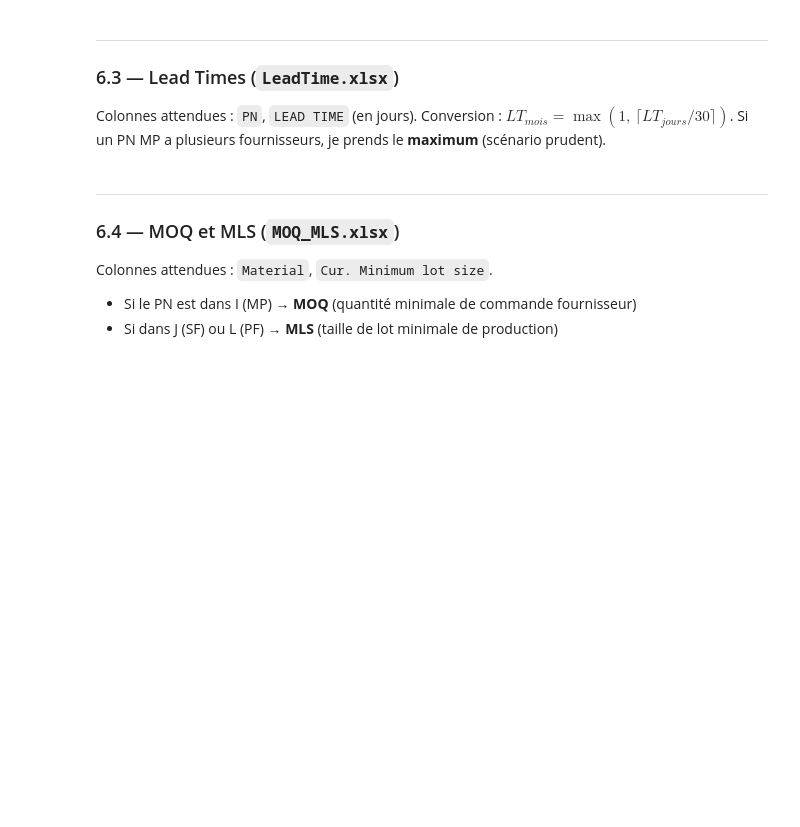
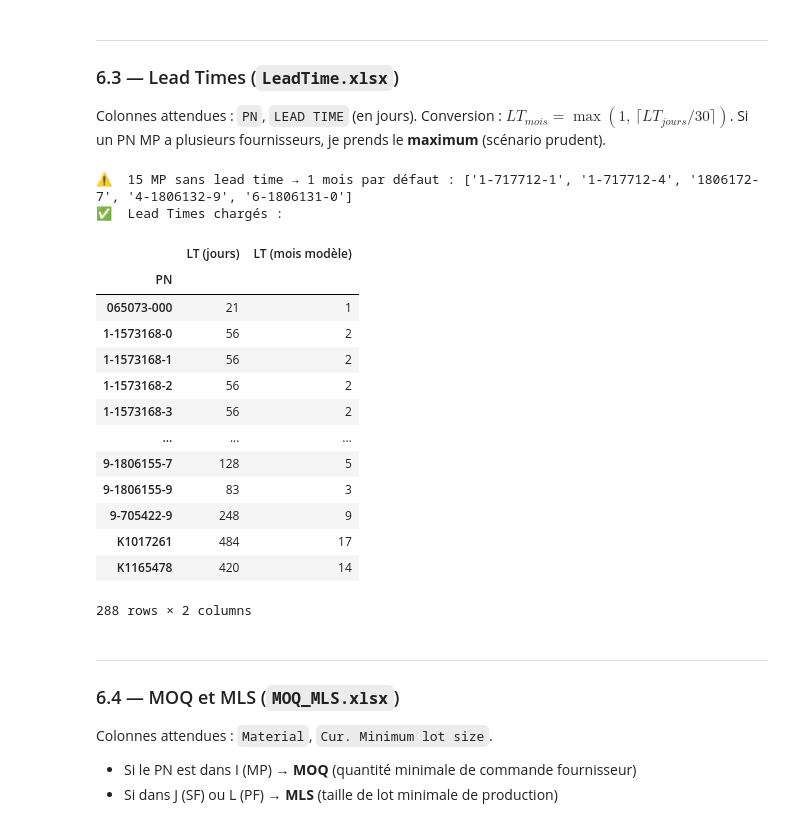
Before and after one commit to Younesmoussaoui/OPTIMISATION-STOCK, a Jupyter notebook: modelisation_stock_MILP_v_finale.ipynb, the cells around one changed output. Drawn from its saved outputs; the diff is of its cells as text; code cells hidden in the pictures; blank space fills up the shorter version.

```diff
--- a/modelisation_stock_MILP_v_finale.ipynb
+++ b/modelisation_stock_MILP_v_finale.ipynb
@@ -751,7 +764,7 @@ Ce fichier contient une ligne par PN avec les colonnes :
 
 La colonne `Material Type` détermine les listes $I$ (MP), $J$ (SF), $L$ (PF) qui pilotent tout le reste.
 # %%
-df_stock = pd.read_excel(f("Stock.xlsx"), sheet_name="Stock_Actuel")
+df_stock = pd.read_excel(f("/content/sample_data/PN ,STOCK, PRIX EN STOCK,TYPE PN.XLSX"), sheet_name="Sheet1")
 df_stock.columns = df_stock.columns.str.strip()
 
 # Supprime la ligne TOTAL si elle est présente
@@ -769,12 +782,12 @@ J = df_stock[df_stock["Material Type"] == "ZHLB"].index.tolist()  # Semi-Finis
 L = df_stock[df_stock["Material Type"] == "ZFRT"].index.tolist()  # Produits Finis
 
 # Dictionnaires prix et stocks initiaux
-prix_MP       = df_stock.loc[I, "Prix Unitaire ($)"].to_dict()
-stock_init_MP = df_stock.loc[I, "Stock Actuel (unités)"].to_dict()
-prix_SF       = df_stock.loc[J, "Prix Unitaire ($)"].to_dict()
-stock_init_SF = df_stock.loc[J, "Stock Actuel (unités)"].to_dict()
-prix_PF       = df_stock.loc[L, "Prix Unitaire ($)"].to_dict()
-stock_init_PF = df_stock.loc[L, "Stock Actuel (unités)"].to_dict()
+prix_MP       = df_stock.loc[I, "Prix_Unitaire"].to_dict()
+stock_init_MP = df_stock.loc[I, "Unrestricted Stock"].to_dict()
+prix_SF       = df_stock.loc[J, "Prix_Unitaire"].to_dict()
+stock_init_SF = df_stock.loc[J, "Unrestricted Stock"].to_dict()
+prix_PF       = df_stock.loc[L, "Prix_Unitaire"].to_dict()
+stock_init_PF = df_stock.loc[L, "Unrestricted Stock"].to_dict()
 
 # Dictionnaire de type par PN (utile pour la BOM)
 type_par_pn = df_stock["Material Type"].to_dict()
@@ -828,28 +863,45 @@ Colonnes attendues : `PN`, `LEAD TIME` (en jours).
 Conversion : $LT_{mois} = \max(1,\, \lceil LT_{jours} / 30 \rceil)$.
 Si un PN MP a plusieurs fournisseurs, je prends le **maximum** (scénario prudent).
 # %%
-df_lt = pd.read_excel(f("LEAD TIME FOURNISSEUR AVEC PN.xlsx"))
+df_lt = pd.read_excel(f("/content/sample_data/LEAD TIME FOURNISSEUR AVEC PN.xlsx"))
 df_lt.columns = df_lt.columns.str.strip()
 df_lt["PN"] = df_lt["PN"].astype(str).str.strip()
 
 # Un PN peut avoir plusieurs lignes (multi-fournisseurs) → max du lead time
 lt_jours = df_lt.groupby("PN")["LEAD TIME"].max().to_dict()
 
 LT = {}
 for i in I:
     jours = lt_jours.get(str(i), 30)   # 30 jours par défaut si manquant
     LT[i] = max(1, math.ceil(jours / 30))
 
 # Vérification
 mp_manquants = [i for i in I if str(i) not in lt_jours]
 if mp_manquants:
     print(f"⚠️  {len(mp_manquants)} MP sans lead time → 1 mois par défaut : {mp_manquants[:5]}")
 
 print("✅  Lead Times chargés :")
 df_lt_check = pd.DataFrame(
     [{"PN": i, "LT (jours)": lt_jours.get(str(i), "—"), "LT (mois modèle)": LT[i]} for i in I]
 ).set_index("PN")
 display(df_lt_check)
+# %% [output]
+⚠️  15 MP sans lead time → 1 mois par défaut : ['1-717712-1', '1-717712-4', '1806172-7', '4-1806132-9', '6-1806131-0']
+✅  Lead Times chargés :
+|  | LT (jours) | LT (mois modèle) |
+| PN |  |  |
+| 065073-000 | 21 | 1 |
+| 1-1573168-0 | 56 | 2 |
+| 1-1573168-1 | 56 | 2 |
+| 1-1573168-2 | 56 | 2 |
+| 1-1573168-3 | 56 | 2 |
+| ... | ... | ... |
+| 9-1806155-7 | 128 | 5 |
+| 9-1806155-9 | 83 | 3 |
+| 9-705422-9 | 248 | 9 |
+| K1017261 | 484 | 17 |
+| K1165478 | 420 | 14 |
+288 rows × 2 columns
 # %% [markdown]
 ---
 ### 6.4 — MOQ et MLS (`MOQ_MLS.xlsx`)
```
Also changed, not shown: parts of 11 cells of this notebook.
